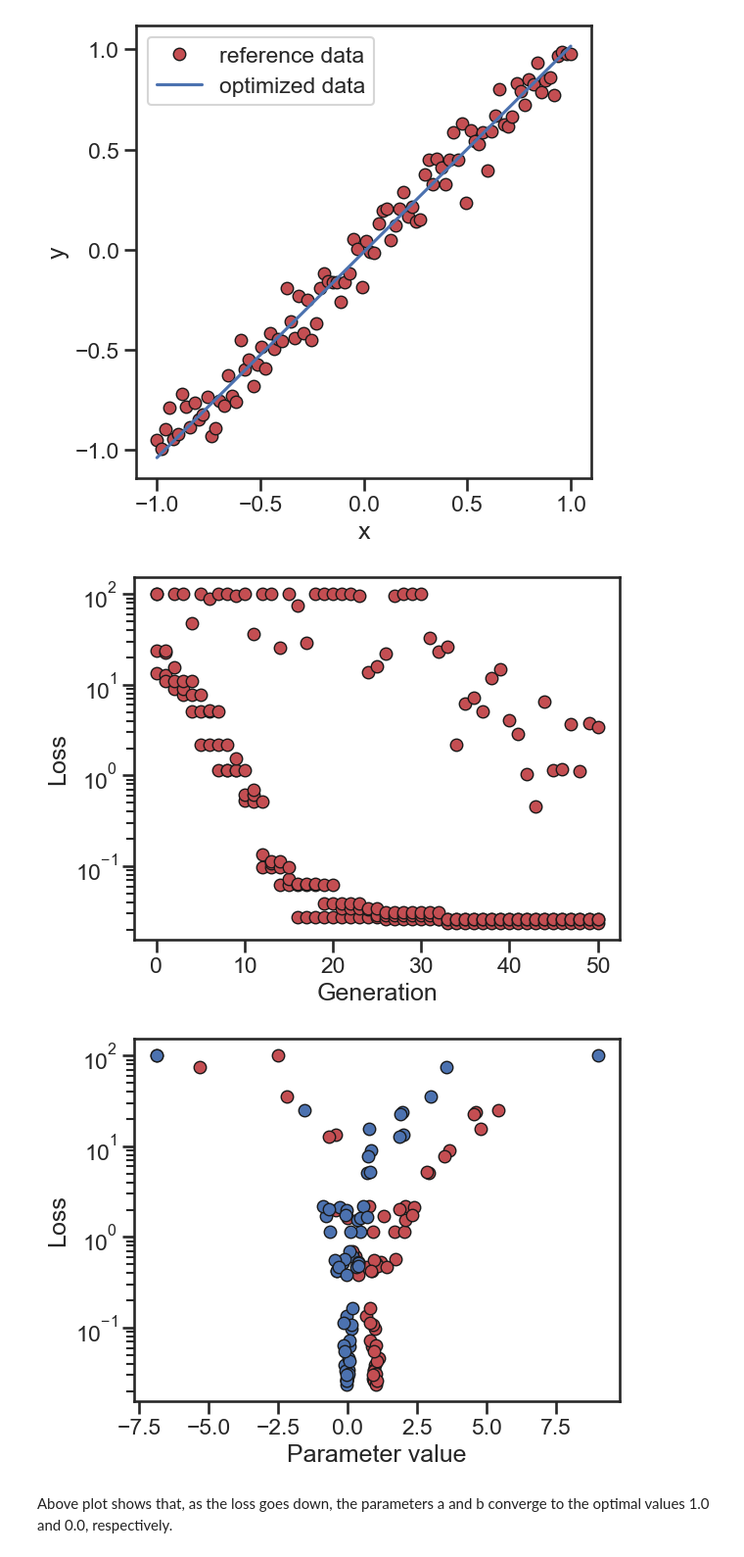
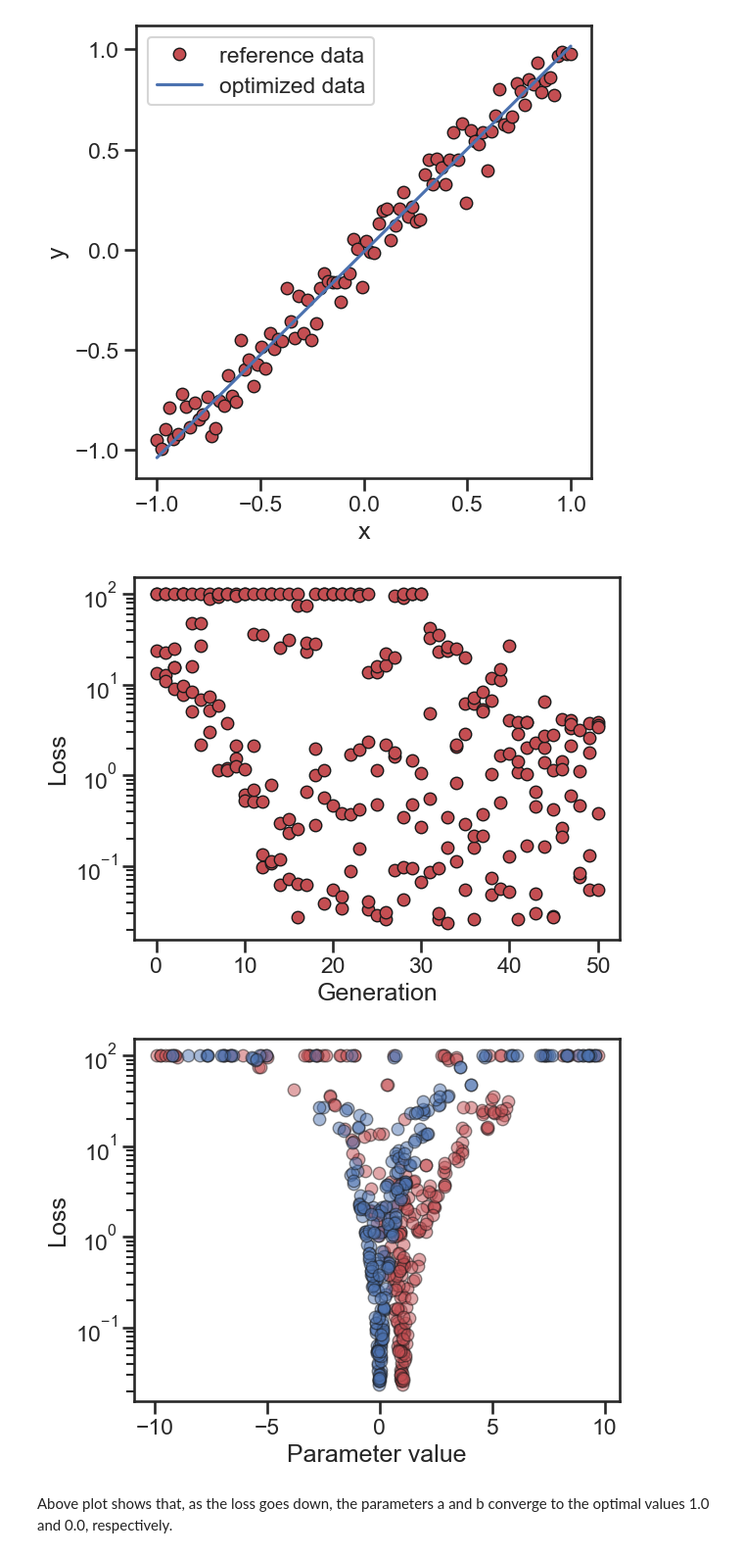
Before and after one commit to ryokbys/optzer, a Jupyter notebook: examples/01_simple_example/README.ipynb, the cells around one changed output. Shown at 98% size. Saved outputs shown, nothing was run; the diff lists cells and outputs as text; code cells hidden in the pictures.

```diff
--- a/examples/01_simple_example/README.ipynb
+++ b/examples/01_simple_example/README.ipynb
@@ -79,6 +83,6 @@ from optzer.io import read_data, read_vars_optzer, read_out_cs_gen, read_out_cs_
 refd = read_data('data.ref.simple')
 # %%
 # Optimized parameters are stored in in.vars.optzer.best file
-vs,vrs,vrsh,opts,vopts = read_vars_optzer('in.vars.optzer.best')
+vnames, vs, _, _, _ = read_vars_optzer('in.vars.optzer.best')
 vs
 # %% [output]
@@ -110,7 +114,11 @@ plt.show()
 # %% [output]
 [figure]
 # %%
-gens,iids,losses = read_out_cs_gen()
+import pandas as pd
+db = pd.read_json('db.optzer.json')
+gens = db.gen
+iids = db.iid
+losses = db.loss
 
 plt.plot(gens,losses,'ro',mec='k')
 plt.yscale('log')
@@ -118,18 +126,17 @@ plt.xlabel('Generation')
 plt.ylabel('Loss')
 plt.show()
 # %% [output]
-[figure, old version]
+[figure, new version]
 # %%
-iids,losses,prms = read_out_cs_ind()
-p1 = np.array([ p[0] for p in prms])
-p2 = np.array([ p[1] for p in prms])
-plt.plot(p1,losses,'ro',mec='k',label='param 1')
-plt.plot(p2,losses,'bo',mec='k',label='param 2')
+ms = {'a':'ro', 'b':'bo'}
+for k in vnames:
+    prms = db[k]
+    plt.plot(prms,losses, ms[k], mec='k', label=k, alpha=.5)
 plt.yscale('log')
 plt.xlabel('Parameter value')
 plt.ylabel('Loss')
 plt.show()
 # %% [output]
-[figure, old version]
+[figure, new version]
 # %% [markdown]
 Above plot shows that, as the loss goes down, the parameters a and b converge to the optimal values 1.0 and 0.0, respectively.
```
Also changed, not shown: parts of 6 cells of this notebook, 3 other files.
